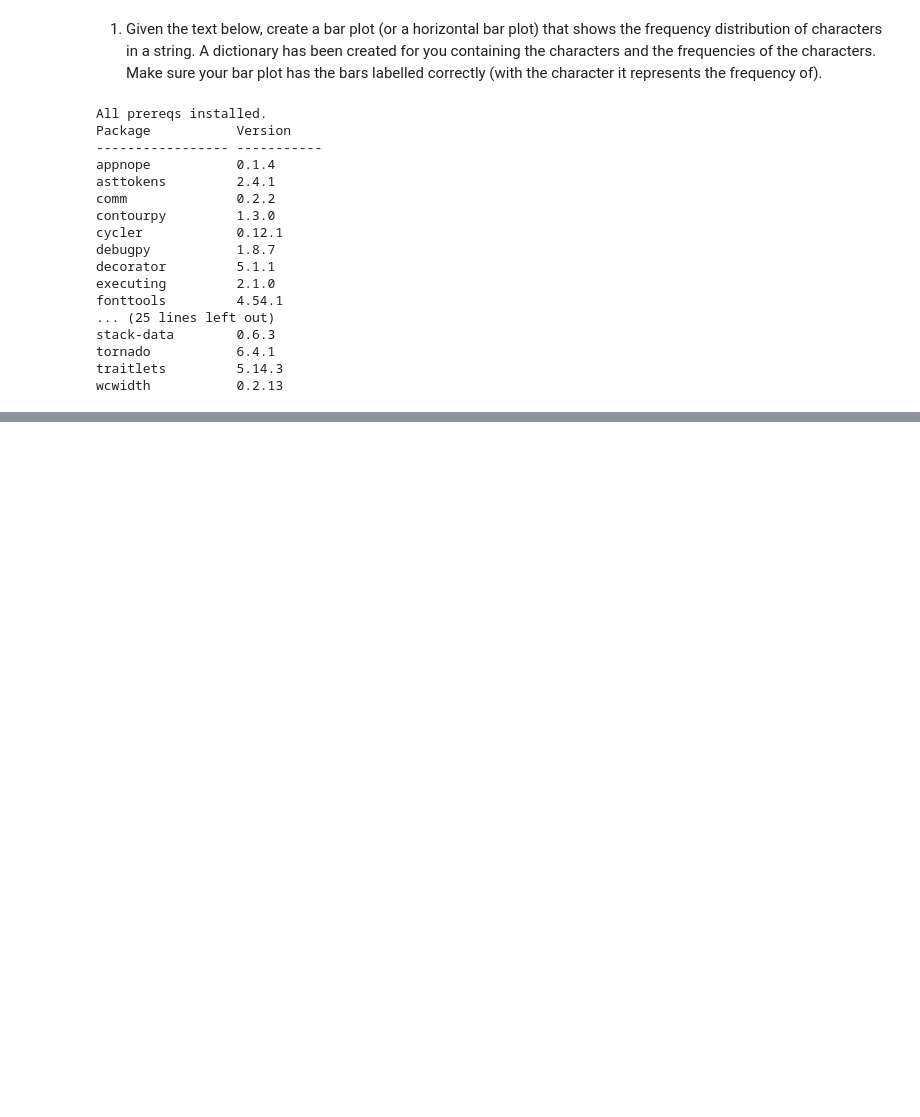
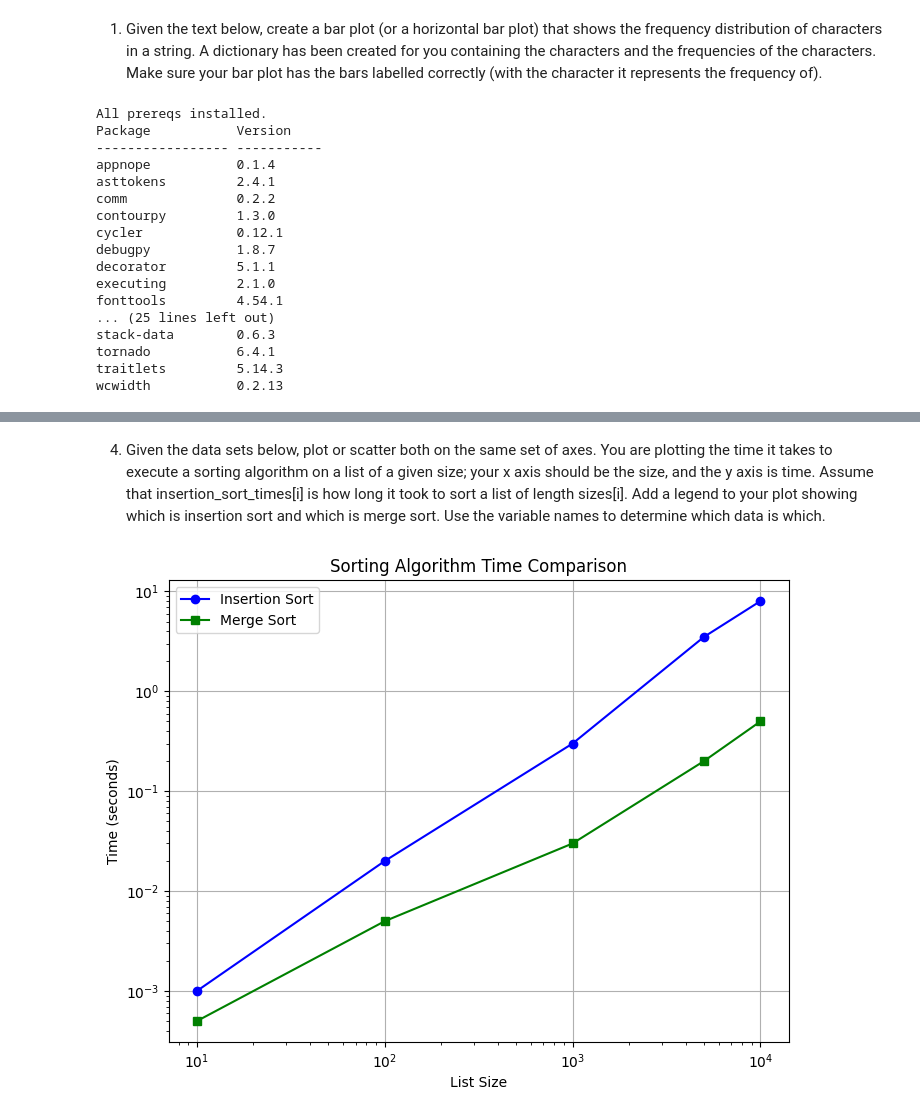
Before and after one commit to evandobler98/module-3-wmnlp, a Jupyter notebook: pyplot.ipynb, the cells around one changed output, grey strips where cells are left out. Drawn from its saved outputs; the diff is of its cells as text; code cells hidden in the pictures; blank space fills up the shorter version.

```diff
--- a/pyplot.ipynb
+++ b/pyplot.ipynb
@@ -49,0 +108,32 @@ wcwidth           0.2.13
+# %% [markdown]
+4. Given the data sets below, plot or scatter both on the same set of axes. You are plotting the time it takes to execute a sorting algorithm on a list of a given size; your x axis should be the size, and the y axis is time. Assume that insertion_sort_times[i] is how long it took to sort a list of length sizes[i]. Add a legend to your plot showing which is insertion sort and which is merge sort. Use the variable names to determine which data is which.
+# %%
+import matplotlib.pyplot as plt
+
+# Example data
+sizes = [10, 100, 1000, 5000, 10000]
+insertion_sort_times = [0.001, 0.02, 0.3, 3.5, 8.0]
+merge_sort_times = [0.0005, 0.005, 0.03, 0.2, 0.5]
+
+# Create a plot
+plt.figure(figsize=(8, 6))
+
+# Plot the data
+plt.plot(sizes, insertion_sort_times, label='Insertion Sort', color='blue', marker='o')
+plt.plot(sizes, merge_sort_times, label='Merge Sort', color='green', marker='s')
+
+# Add labels and title
+plt.xlabel('List Size')
+plt.ylabel('Time (seconds)')
+plt.title('Sorting Algorithm Time Comparison')
+
+# Add a legend to differentiate between insertion sort and merge sort
+plt.legend()
+
+# Show the plot
+plt.xscale('log')
+plt.yscale('log')
+plt.grid(True)
+plt.show()
+# %% [output]
+[figure, added]
```
Also changed, not shown: parts of 4 cells of this notebook, 1 other file.
